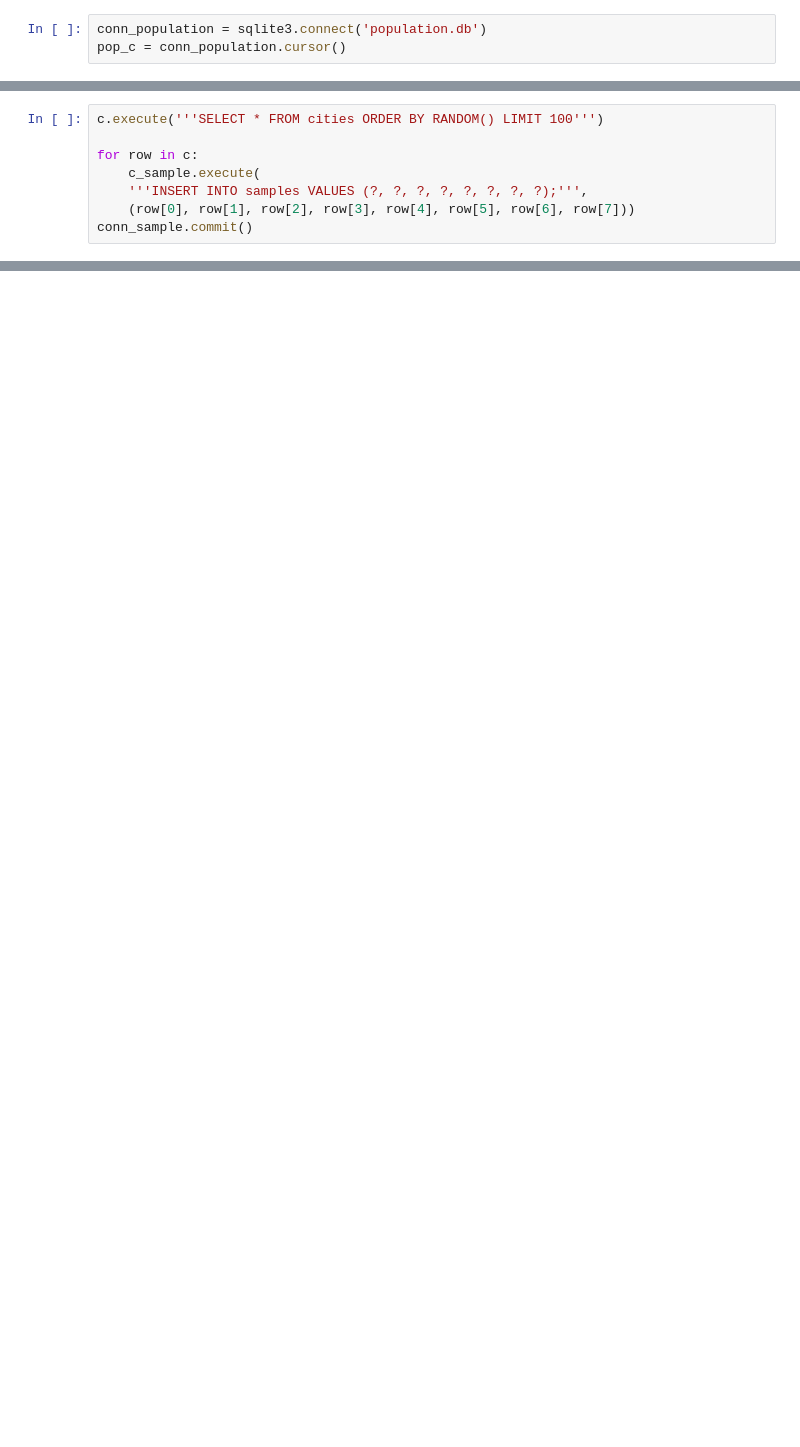
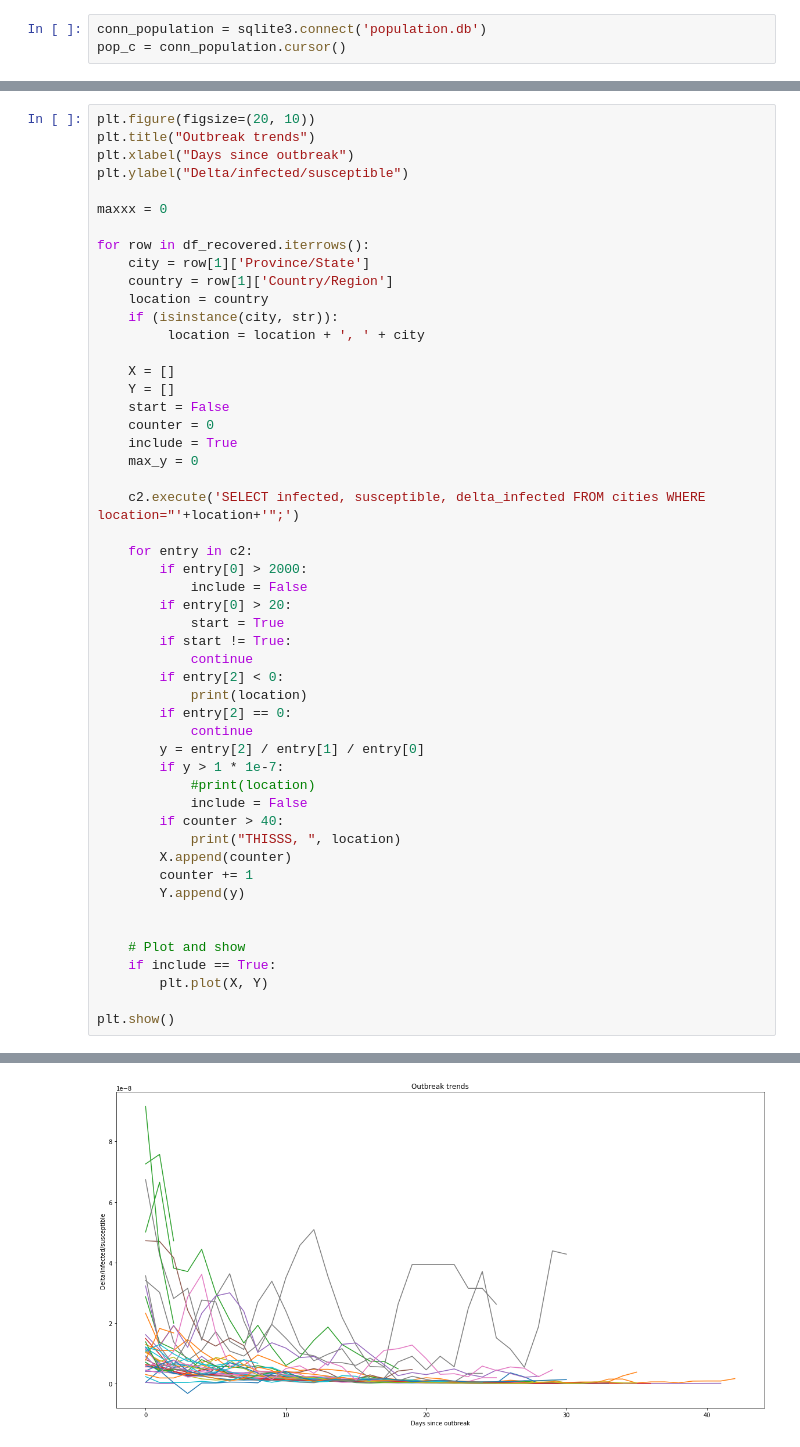
Before and after one commit to desmondcheongzx/COVID-19-Modelling, a Jupyter notebook: data/compile_data.ipynb, the cells around one changed output, grey strips where cells are left out. Cells and saved outputs as stored; diff of their text form; blank space fills up the shorter version.

```diff
--- a/data/compile_data.ipynb
+++ b/data/compile_data.ipynb
@@ -308,8 +375,0 @@ Iran
-# %%
-c.execute('''SELECT * FROM cities ORDER BY RANDOM() LIMIT 100''')
-
-for row in c:
-    c_sample.execute(
-    '''INSERT INTO samples VALUES (?, ?, ?, ?, ?, ?, ?, ?);''',
-    (row[0], row[1], row[2], row[3], row[4], row[5], row[6], row[7]))
-conn_sample.commit()
@@ -359,0 +400,52 @@ for row in c_sample:
+# %%
+plt.figure(figsize=(20, 10))
+plt.title("Outbreak trends")
+plt.xlabel("Days since outbreak")
+plt.ylabel("Delta/infected/susceptible")
+
+maxxx = 0
+
+for row in df_recovered.iterrows():
+    city = row[1]['Province/State']
+    country = row[1]['Country/Region']
+    location = country
+    if (isinstance(city, str)):
+         location = location + ', ' + city
+
+    X = []
+    Y = []
+    start = False
+    counter = 0
+    include = True
+    max_y = 0
+
+    c2.execute('SELECT infected, susceptible, delta_infected FROM cities WHERE location="'+location+'";')
+
+    for entry in c2:
+        if entry[0] > 2000:
+            include = False
+        if entry[0] > 20:
+            start = True
+        if start != True:
+            continue
+        if entry[2] < 0:
+            print(location)
+        if entry[2] == 0:
+            continue
+        y = entry[2] / entry[1] / entry[0]
+        if y > 1 * 1e-7:
+            #print(location)
+            include = False
+        if counter > 40:
+            print("THISSS, ", location)
+        X.append(counter)
+        counter += 1
+        Y.append(y)
+
+
+    # Plot and show
+    if include == True:
+        plt.plot(X, Y)
+
+plt.show()
+# %% [output]
@@ -359,0 +460 @@ for row in c_sample:
+[figure, added]
```
Also changed, not shown: parts of 25 cells of this notebook.
